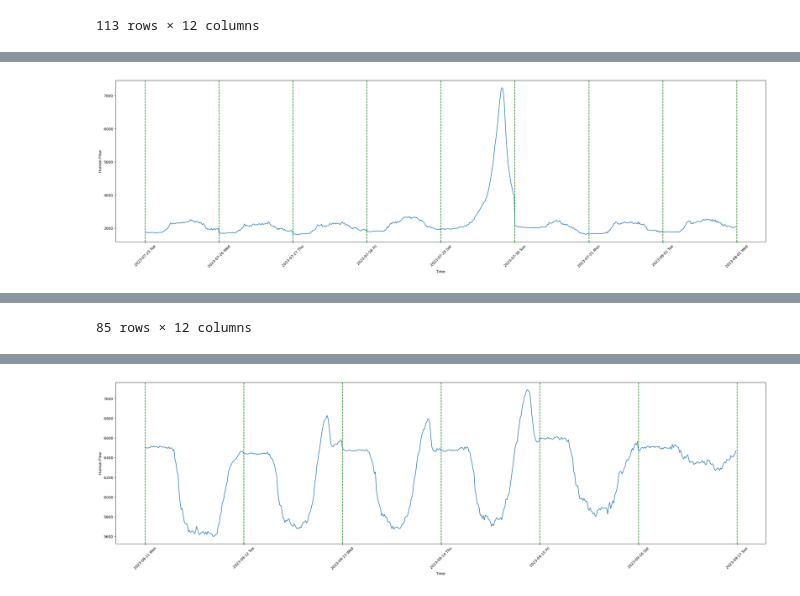
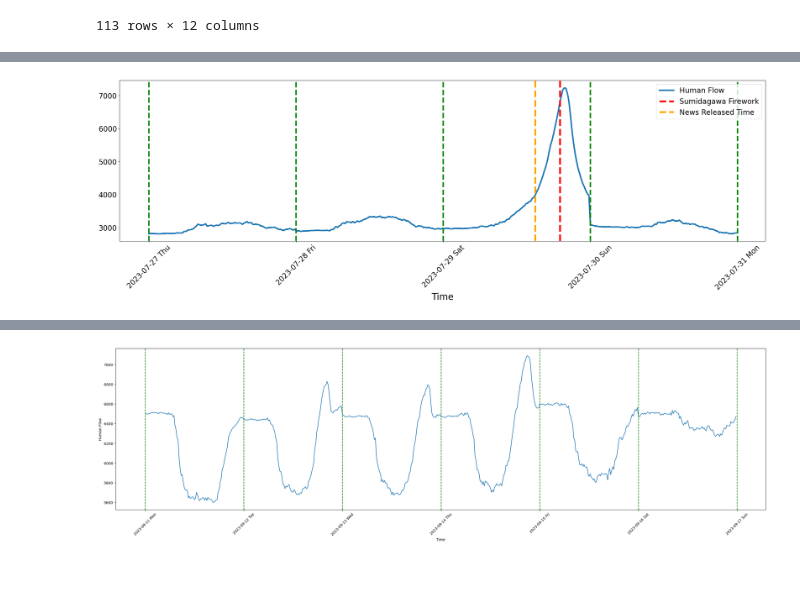
Before and after one commit to no00ne/KDD2025-main, a Jupyter notebook: vis.ipynb, the cells around one changed output, grey strips where cells are left out. Drawn from its saved outputs; the diff is of its cells as text; code cells hidden in the pictures.

```diff
--- a/vis.ipynb
+++ b/vis.ipynb
@@ -225,10 +225,12 @@ filtered_news.sort_values(by='DateAndTime')
 | 4376 | 2023-05-06 23:52:04 | 災害・事故, 教育, 気象 | 社会 | 日本 | 記事 | 3 | 石川県, 石川県金沢市, 石川県珠洲市, 石川県鳳珠郡能登町, 富山県 | １６３０人に避難指示 大雨警報、土砂災害厳戒 石川・珠洲、地震５０回超 | ... |
 113 rows × 12 columns
 # %%
-def vis(target_date, window_range, target_region):
+def vis(target_date, window_range, target_region, event_time = None, event_name = None, news_keyword = None):
     target_time = datetime.strptime(target_date, '%Y-%m-%d %H:%M:%S')
     target_day = (target_time - start_time).days
     idx = code2idx[region2code[target_region]]
+
+    #(datetime.strptime(event_time, '%Y-%m-%d %H:%M:%S') - start_time
 
     # 示例数据
     data = [i for day_flow in flows[target_day-window_range:target_day+window_range, :,idx] for i in day_flow.tolist()]
@@ -237,23 +239,27 @@ def vis(target_date, window_range, target_region):
     plt.figure(figsize=(32, 8))
 
     # 绘制折线图
-    plt.plot(data)
+    plt.plot(data, lw=4, label="Human Flow")
 
     # 添加标题和标签
     #plt.title('Noto Earthquake')
-    plt.xlabel('Time')
-    plt.ylabel('Human Flow')
+    plt.xlabel('Time', fontsize=25)
+    #plt.ylabel('Human Flow', fontsize=25)
 
     #plt.axvline(x=6 * 96 + 16 * 4, color='r', linestyle='--')
     for i in range(2 * window_range + 1):
-        plt.axvline(x=i * 96, color='green', linestyle='--')
+        plt.axvline(x=i * 96, color='green', linestyle='--', lw=4)
+
+    event_idx = window_range * 96 + (datetime.strptime(event_time, '%Y-%m-%d %H:%M:%S') - datetime.strptime(target_date, '%Y-%m-%d %H:%M:%S')).total_seconds() // 900
+    plt.axvline(x=event_idx, color='red', linestyle='dotted', lw=5, label = event_name, alpha = 0.5)
 
     x_positions = [i * 96 for i in range(2 * window_range + 1)]
     x_labels = [(datetime.strptime(target_date, '%Y-%m-%d %H:%M:%S') + timedelta(days=i)).strftime('%Y-%m-%d') + ' ' + (datetime.strptime(target_date, '%Y-%m-%d %H:%M:%S') + timedelta(days=i)).strftime('%a') for i in range(-window_range, window_range + 1)]
-    plt.xticks(ticks=x_positions, labels=x_labels, rotation=45)
+    plt.xticks(ticks=x_positions, labels=x_labels, rotation=45, fontsize=20)
+    plt.yticks(fontsize=20)
 
     # 显示图形
-    plt.show()
+
 
     x_labels = [(datetime.strptime(target_date, '%Y-%m-%d %H:%M:%S') + timedelta(days=i)).strftime('%Y-%m-%d') for i in range(-window_range, window_range)]
     filtered_news = news[
@@ -261,4 +267,13 @@ def vis(target_date, window_range, target_region):
         (news['DateAndTime'] <= pd.to_datetime(x_labels[-1])) &
         (news['codes'].str.contains(region2code[target_region]))
     ]
-    return filtered_news.sort_values(by='DateAndTime')
+    filtered_news = filtered_news.sort_values(by='DateAndTime')
+    filtered_news = filtered_news[filtered_news['Content'].str.contains(news_keyword)]
+    if len(filtered_news) > 0:
+        news_time = filtered_news.iloc[0]['DateAndTime']
+        news_idx = window_range * 96 + (news_time - datetime.strptime(target_date, '%Y-%m-%d %H:%M:%S')).total_seconds() // 900
+        plt.axvline(x=news_idx, color='orange', linestyle='--', lw=5, label = 'News Released Time', alpha = 0.5)
+
+    plt.legend(fontsize=20)
+    plt.show()
+    return filtered_news
@@ -265,8 +291,11 @@ def vis(target_date, window_range, target_region):
 # %%
 #隅田川花火大会
 target_date = '2023-07-29 00:00:00'
-window_range = 4
+event_time = '2023-07-29 19:00:00'
+event_name = 'Sumidagawa Firework'
+news_keyword = '隅田川'
+window_range = 2
 target_region = '東京都墨田区'
-vis(target_date, window_range, target_region)
+returned_news = vis(target_date, window_range, target_region, event_time, event_name, news_keyword)
 # %% [output]
-[figure, old version]
+[figure, new version]
@@ -285 +301,0 @@ vis(target_date, window_range, target_region)
-85 rows × 12 columns
```
Also changed, not shown: parts of 6 cells of this notebook.
